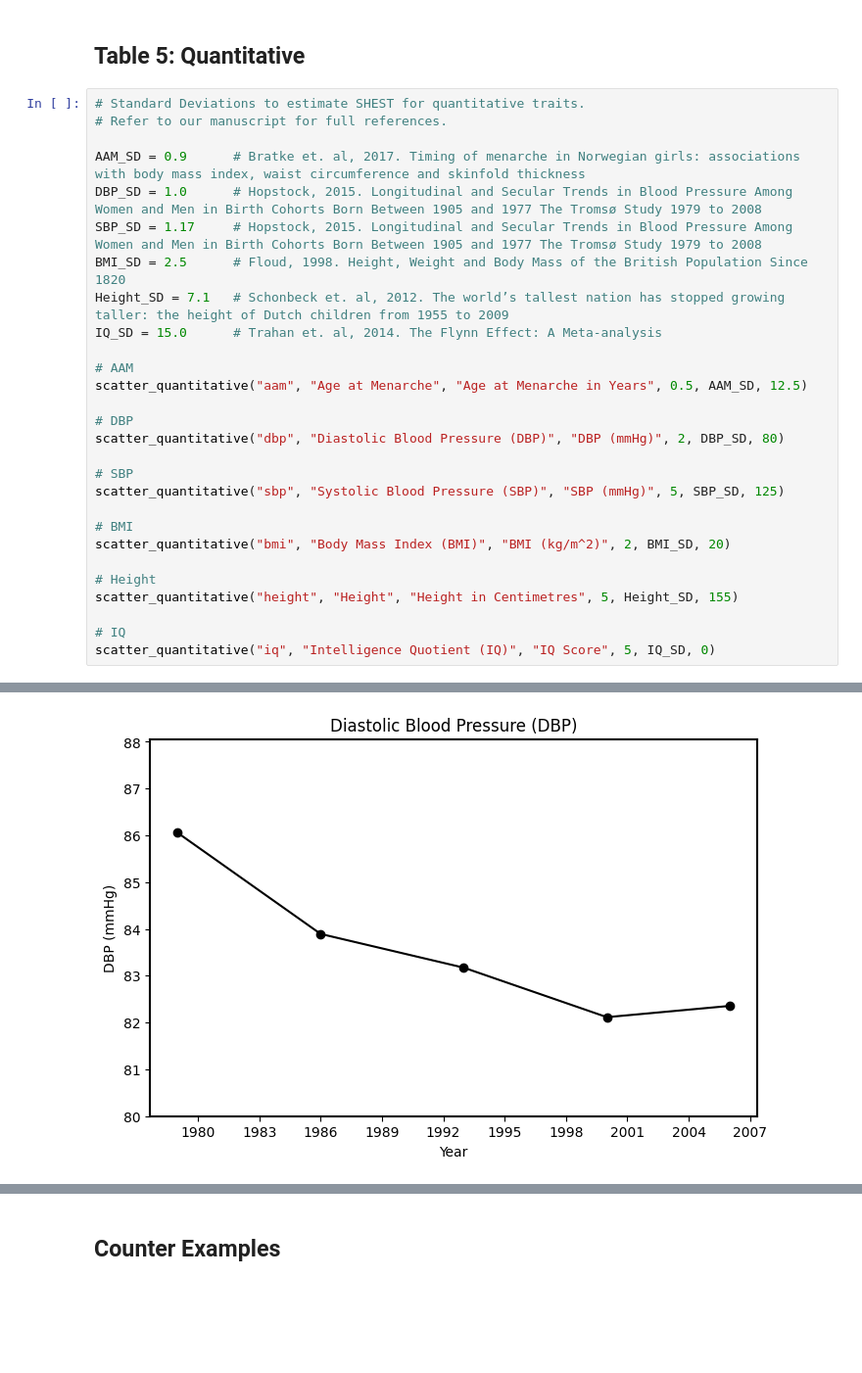
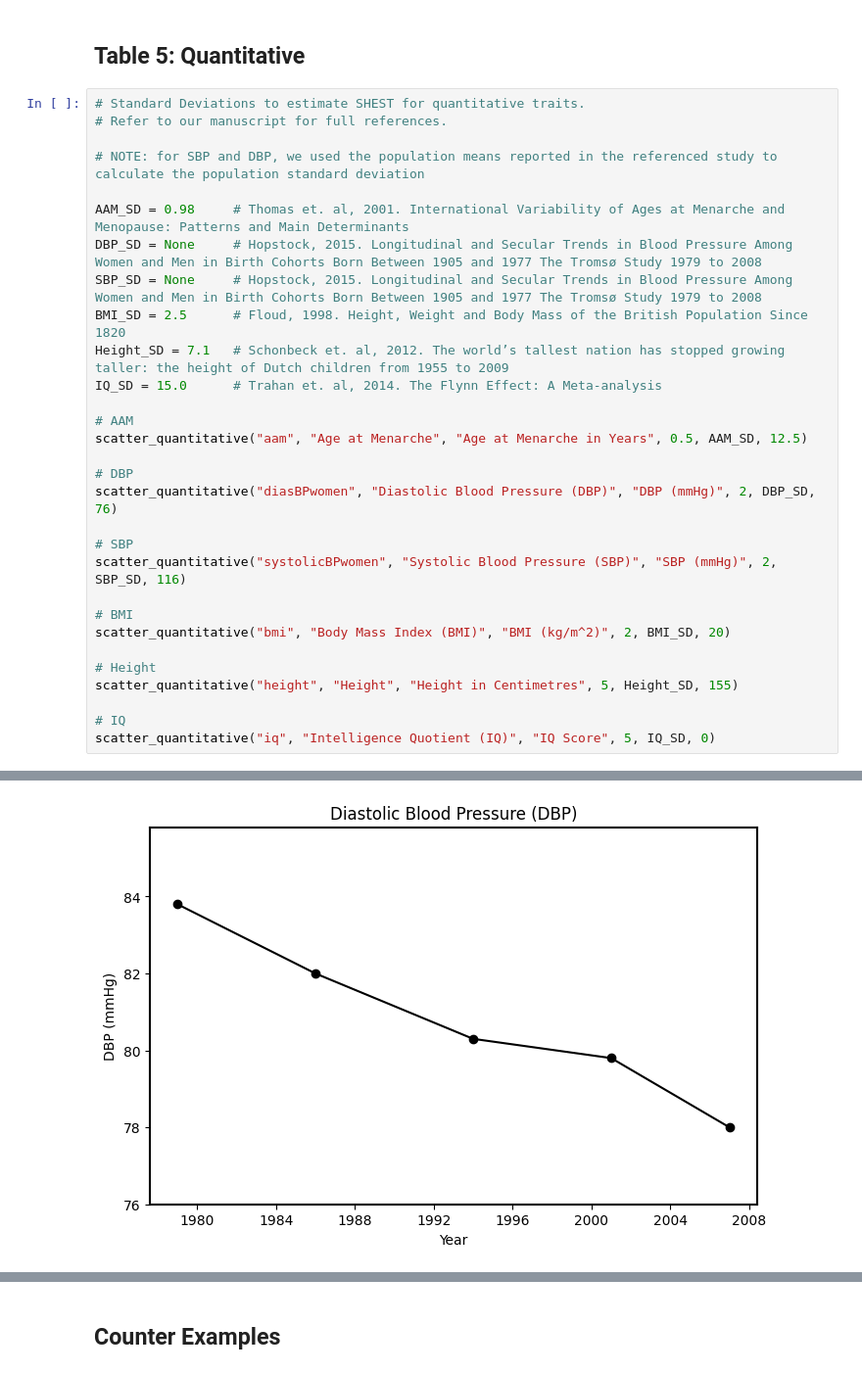
Before and after one commit to relhajj/SHEST-heritability, a Jupyter notebook: SHEST_calculator.ipynb, the cells around one changed output, grey strips where cells are left out. Shown at 98% size. Drawn from its saved outputs; the diff is of its cells as text; blank space fills up the shorter version.

```diff
--- a/SHEST_calculator.ipynb
+++ b/SHEST_calculator.ipynb
@@ -746,9 +1023,11 @@ The following cells of code below are the exact function calls used to estimate
 # Standard Deviations to estimate SHEST for quantitative traits.
 # Refer to our manuscript for full references.
 
-AAM_SD = 0.9      # Bratke et. al, 2017. Timing of menarche in Norwegian girls: associations with body mass index, waist circumference and skinfold thickness
-DBP_SD = 1.0      # Hopstock, 2015. Longitudinal and Secular Trends in Blood Pressure Among Women and Men in Birth Cohorts Born Between 1905 and 1977 The Tromsø Study 1979 to 2008
-SBP_SD = 1.17     # Hopstock, 2015. Longitudinal and Secular Trends in Blood Pressure Among Women and Men in Birth Cohorts Born Between 1905 and 1977 The Tromsø Study 1979 to 2008
+# NOTE: for SBP and DBP, we used the population means reported in the referenced study to calculate the population standard deviation
+
+AAM_SD = 0.98     # Thomas et. al, 2001. International Variability of Ages at Menarche and Menopause: Patterns and Main Determinants
+DBP_SD = None     # Hopstock, 2015. Longitudinal and Secular Trends in Blood Pressure Among Women and Men in Birth Cohorts Born Between 1905 and 1977 The Tromsø Study 1979 to 2008
+SBP_SD = None     # Hopstock, 2015. Longitudinal and Secular Trends in Blood Pressure Among Women and Men in Birth Cohorts Born Between 1905 and 1977 The Tromsø Study 1979 to 2008
 BMI_SD = 2.5      # Floud, 1998. Height, Weight and Body Mass of the British Population Since 1820
 Height_SD = 7.1   # Schonbeck et. al, 2012. The world’s tallest nation has stopped growing taller: the height of Dutch children from 1955 to 2009
 IQ_SD = 15.0      # Trahan et. al, 2014. The Flynn Effect: A Meta-analysis
@@ -757,10 +1036,10 @@ IQ_SD = 15.0      # Trahan et. al, 2014. The Flynn Effect: A Meta-analysis
 scatter_quantitative("aam", "Age at Menarche", "Age at Menarche in Years", 0.5, AAM_SD, 12.5)
 
 # DBP
-scatter_quantitative("dbp", "Diastolic Blood Pressure (DBP)", "DBP (mmHg)", 2, DBP_SD, 80)
+scatter_quantitative("diasBPwomen", "Diastolic Blood Pressure (DBP)", "DBP (mmHg)", 2, DBP_SD, 76)
 
 # SBP
-scatter_quantitative("sbp", "Systolic Blood Pressure (SBP)", "SBP (mmHg)", 5, SBP_SD, 125)
+scatter_quantitative("systolicBPwomen", "Systolic Blood Pressure (SBP)", "SBP (mmHg)", 2, SBP_SD, 116)
 
 # BMI
 scatter_quantitative("bmi", "Body Mass Index (BMI)", "BMI (kg/m^2)", 2, BMI_SD, 20)
@@ -793,4 +1080,4 @@ Diastolic Blood Pressure (DBP) H^2: 0.01442
-[figure, old version]
+[figure, new version]
 Min year: 1979
 Max year: 2007
 
```
Also changed, not shown: parts of 16 cells of this notebook.
